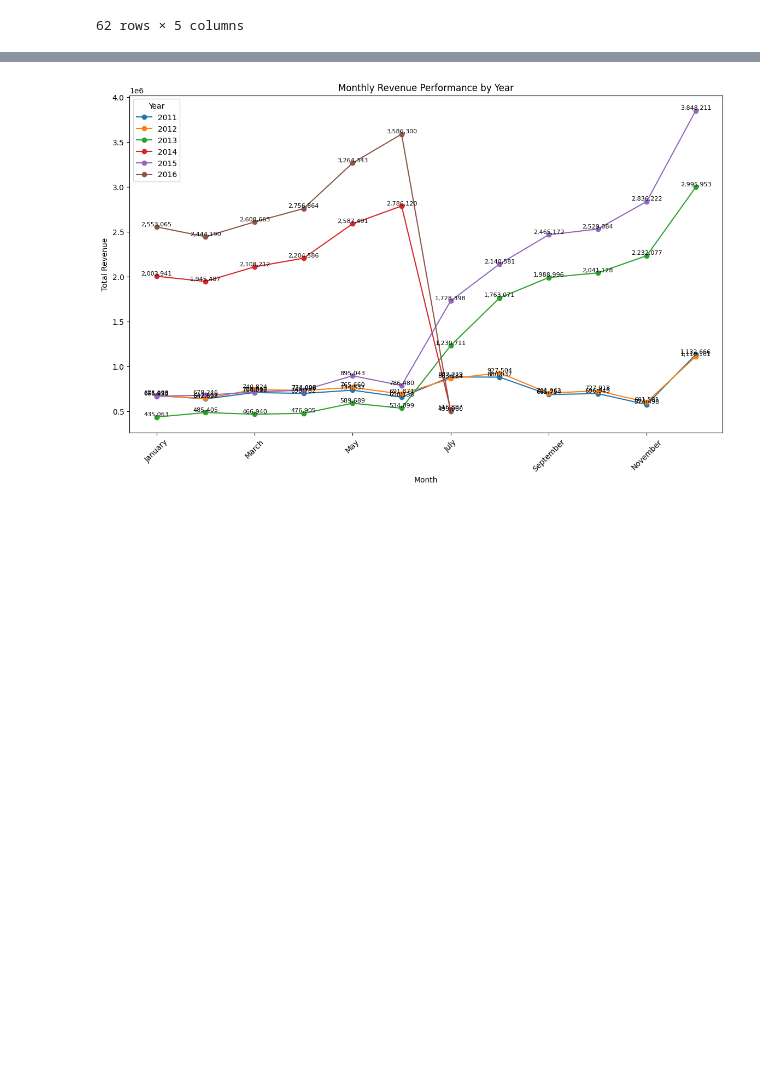
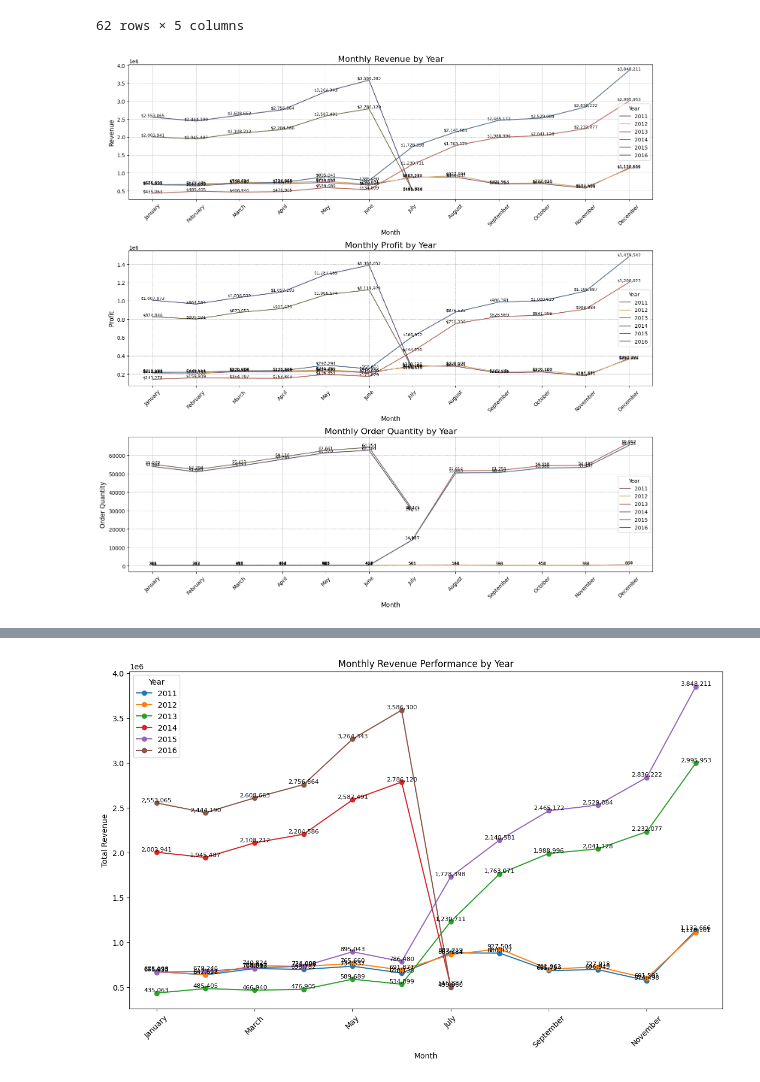
Before and after one commit to JinnOppa/Data-Analysis-Portfolio, a Jupyter notebook: bike-sales/sales2.ipynb, the cells around one changed output, grey strips where cells are left out. Drawn from its saved outputs; the diff is of its cells as text; code cells hidden in the pictures; blank space fills up the shorter version.

```diff
--- a/bike-sales/sales2.ipynb
+++ b/bike-sales/sales2.ipynb
@@ -505,3 +391,69 @@ monthly_metrics
 monthly_revenue_pivot = monthly_metrics.pivot(index='Month', columns='Year', values='Revenue')
 monthly_profit_pivot = monthly_metrics.pivot(index='Month', columns='Year', values='Profit')
 monthly_order_quantity_pivot = monthly_metrics.pivot(index='Month', columns='Year', values='Order_Quantity')
+# %%
+# Set up the figure and subplots
+fig, axs = plt.subplots(3, 1, figsize=(15, 15))
+
+# Plot Revenue
+for i, year in enumerate(monthly_revenue_pivot.columns):
+    axs[0].plot(
+        monthly_revenue_pivot.index,
+        monthly_revenue_pivot[year],
+        label=f"{year}",
+        color=cmap.colors[i % len(cmap.colors)]
+    )
+    # Add value labels, only if the value is finite
+    for x, y in zip(monthly_revenue_pivot.index, monthly_revenue_pivot[year]):
+        if np.isfinite(y):  # Check if y is finite
+            axs[0].text(x, y, f"${y:,.0f}", ha='center', va='bottom', fontsize=8)
+axs[0].set_title('Monthly Revenue by Year', fontsize=16)
+axs[0].set_xlabel('Month', fontsize=12)
+axs[0].set_ylabel('Revenue', fontsize=12)
+axs[0].legend(title='Year')
+axs[0].grid(True, which='both', linestyle='--', linewidth=0.5, color='gray', alpha=0.7)
+axs[0].tick_params(axis='x', rotation=45)
+
+# Plot Profit
+for i, year in enumerate(monthly_profit_pivot.columns):
+    axs[1].plot(
+        monthly_profit_pivot.index,
+        monthly_profit_pivot[year],
+        label=f"{year}",
+        color=cmap.colors[i % len(cmap.colors)]
+    )
+    # Add value labels, only if the value is finite
+    for x, y in zip(monthly_profit_pivot.index, monthly_profit_pivot[year]):
+        if np.isfinite(y):  # Check if y is finite
+            axs[1].text(x, y, f"${y:,.0f}", ha='center', va='bottom', fontsize=8)
+axs[1].set_title('Monthly Profit by Year', fontsize=16)
+axs[1].set_xlabel('Month', fontsize=12)
+axs[1].set_ylabel('Profit', fontsize=12)
+axs[1].legend(title='Year')
+axs[1].grid(True, which='both', linestyle='--', linewidth=0.5, color='gray', alpha=0.7)
+axs[1].tick_params(axis='x', rotation=45)
+
+# Plot Order Quantity
+for i, year in enumerate(monthly_order_quantity_pivot.columns):
+    axs[2].plot(
+        monthly_order_quantity_pivot.index,
+        monthly_order_quantity_pivot[year],
+        label=f"{year}",
+        color=cmap.colors[i % len(cmap.colors)]
+    )
+    # Add value labels, only if the value is finite
+    for x, y in zip(monthly_order_quantity_pivot.index, monthly_order_quantity_pivot[year]):
+        if np.isfinite(y):  # Check if y is finite
+            axs[2].text(x, y, f"{y:,.0f}", ha='center', va='bottom', fontsize=8)
+axs[2].set_title('Monthly Order Quantity by Year', fontsize=16)
+axs[2].set_xlabel('Month', fontsize=12)
+axs[2].set_ylabel('Order Quantity', fontsize=12)
+axs[2].legend(title='Year')
+axs[2].grid(True, which='both', linestyle='--', linewidth=0.5, color='gray', alpha=0.7)
+axs[2].tick_params(axis='x', rotation=45)
+
+# Adjust layout
+plt.tight_layout()
+plt.show()
+# %% [output]
+[figure, added]
```
Also changed, not shown: parts of 10 cells of this notebook.
